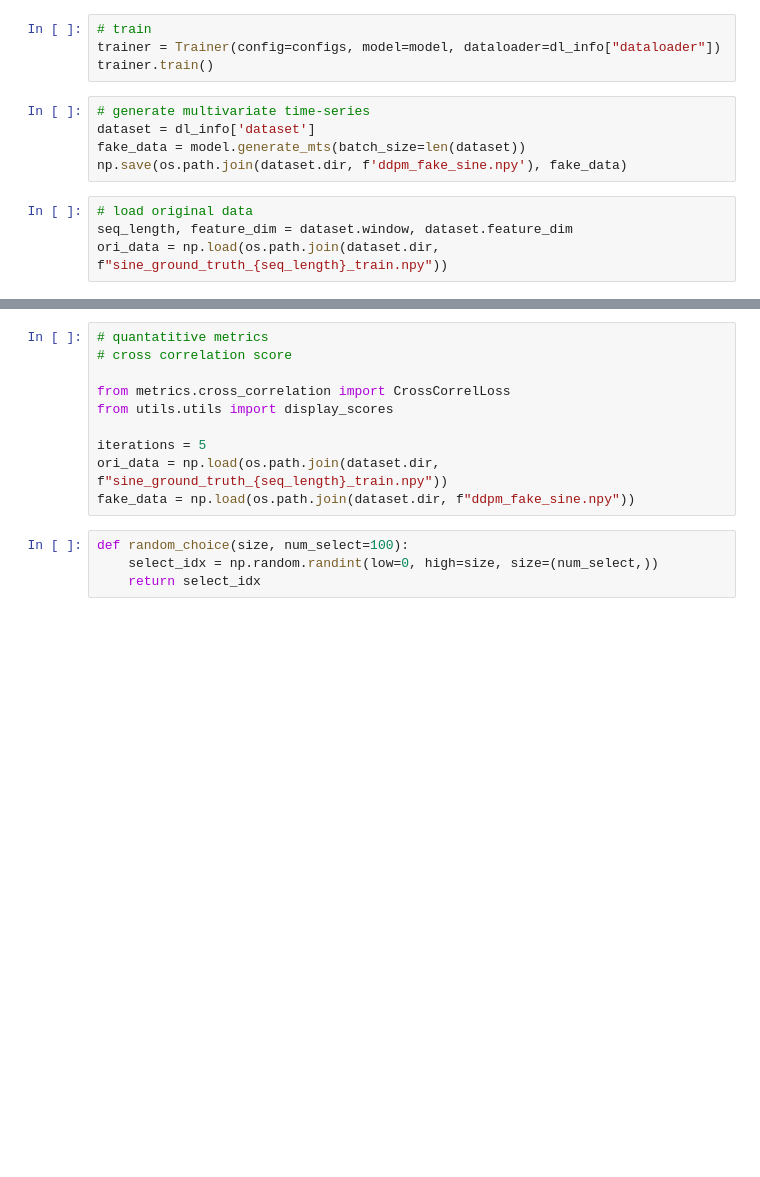
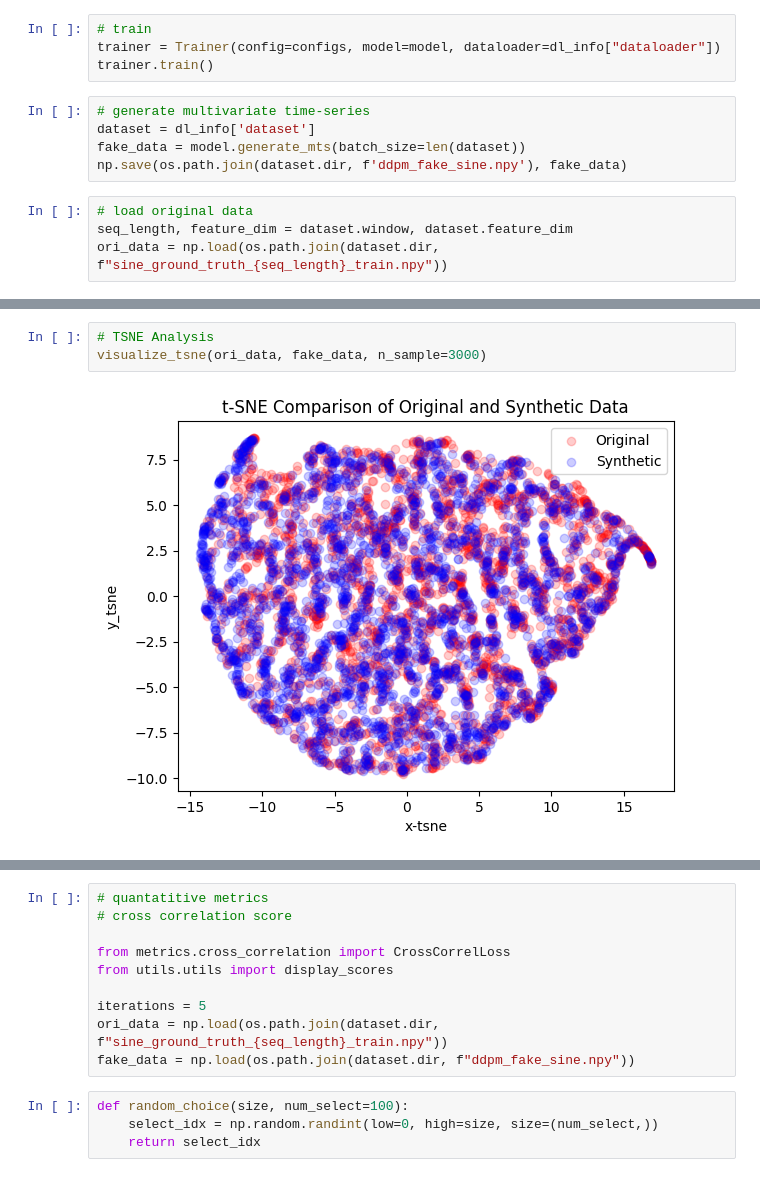
Before and after one commit to hrj04/Project_TS_Generation, a Jupyter notebook: sine_generation.ipynb, the cells around one changed output, grey strips where cells are left out. Cells and saved outputs as stored; diff of their text form; blank space fills up the shorter version.

```diff
--- a/sine_generation.ipynb
+++ b/sine_generation.ipynb
@@ -76,0 +37,5 @@ https://gist.github.com/mwaskom/de44147ed2974457ad6372750bbe5751
+# %%
+# TSNE Analysis
+visualize_tsne(ori_data, fake_data, n_sample=3000)
+# %% [output]
+[figure, added]
```
Also changed, not shown: parts of 5 cells of this notebook, 6 other files.
